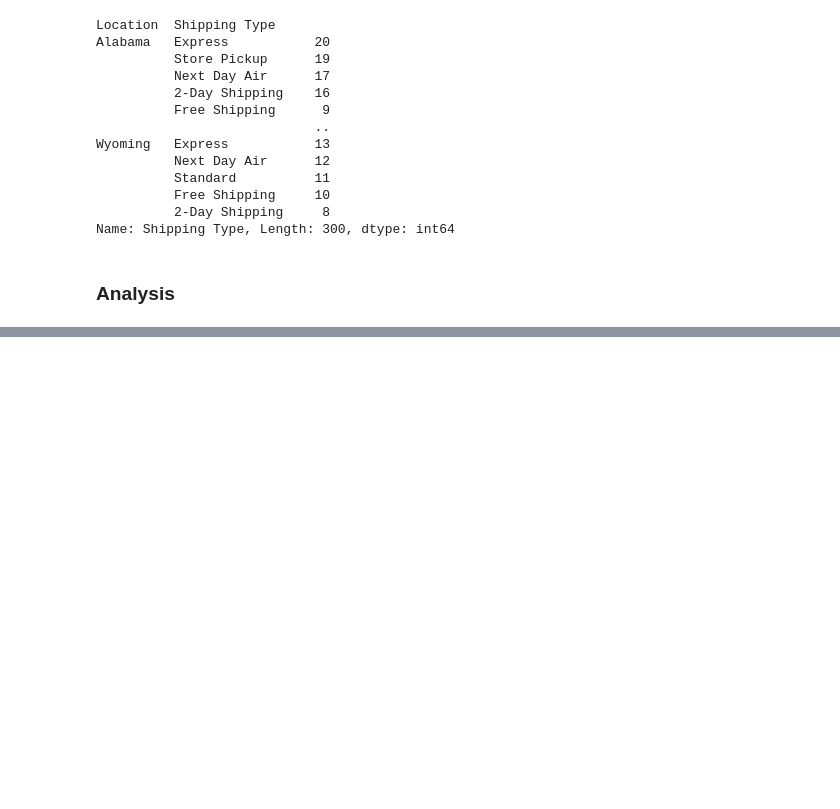
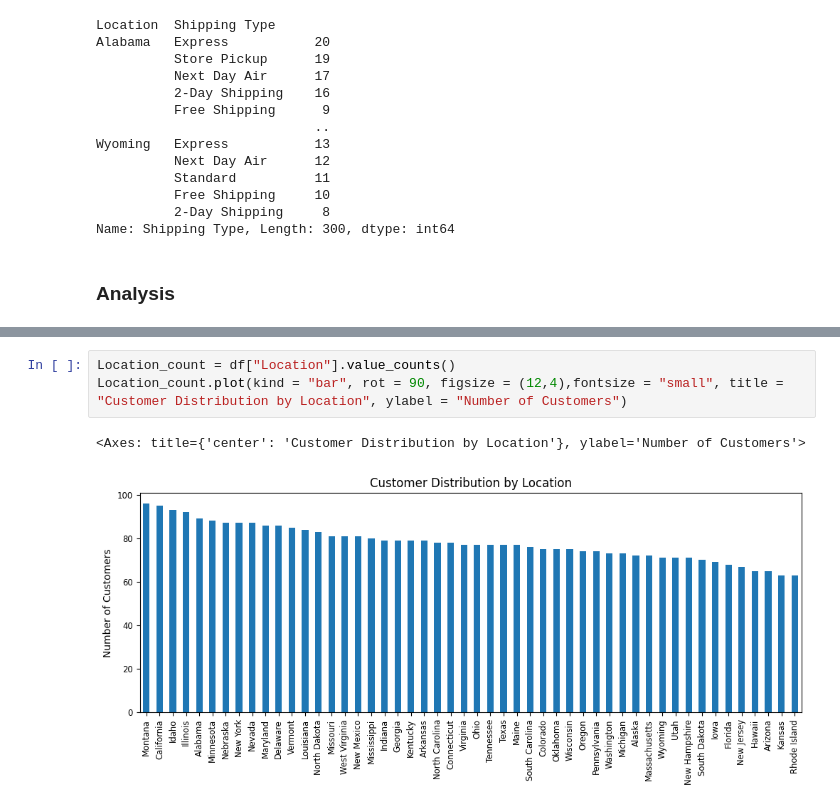
Before and after one commit to HAdeelAli11/masar, a Jupyter notebook: Untitled13.ipynb, the cells around one changed output, grey strips where cells are left out. Cells and saved outputs as stored; diff of their text form; blank space fills up the shorter version.

```diff
--- a/Untitled13.ipynb
+++ b/Untitled13.ipynb
@@ -213,0 +226,6 @@ Name: Shipping Type, Length: 300, dtype: int64
+# %%
+Location_count = df["Location"].value_counts()
+Location_count.plot(kind = "bar", rot = 90, figsize = (12,4),fontsize = "small", title = "Customer Distribution by Location", ylabel = "Number of Customers")
+# %% [output]
+<Axes: title={'center': 'Customer Distribution by Location'}, ylabel='Number of Customers'>
+[figure, added]
```
Also changed, not shown: parts of 5 cells of this notebook.
